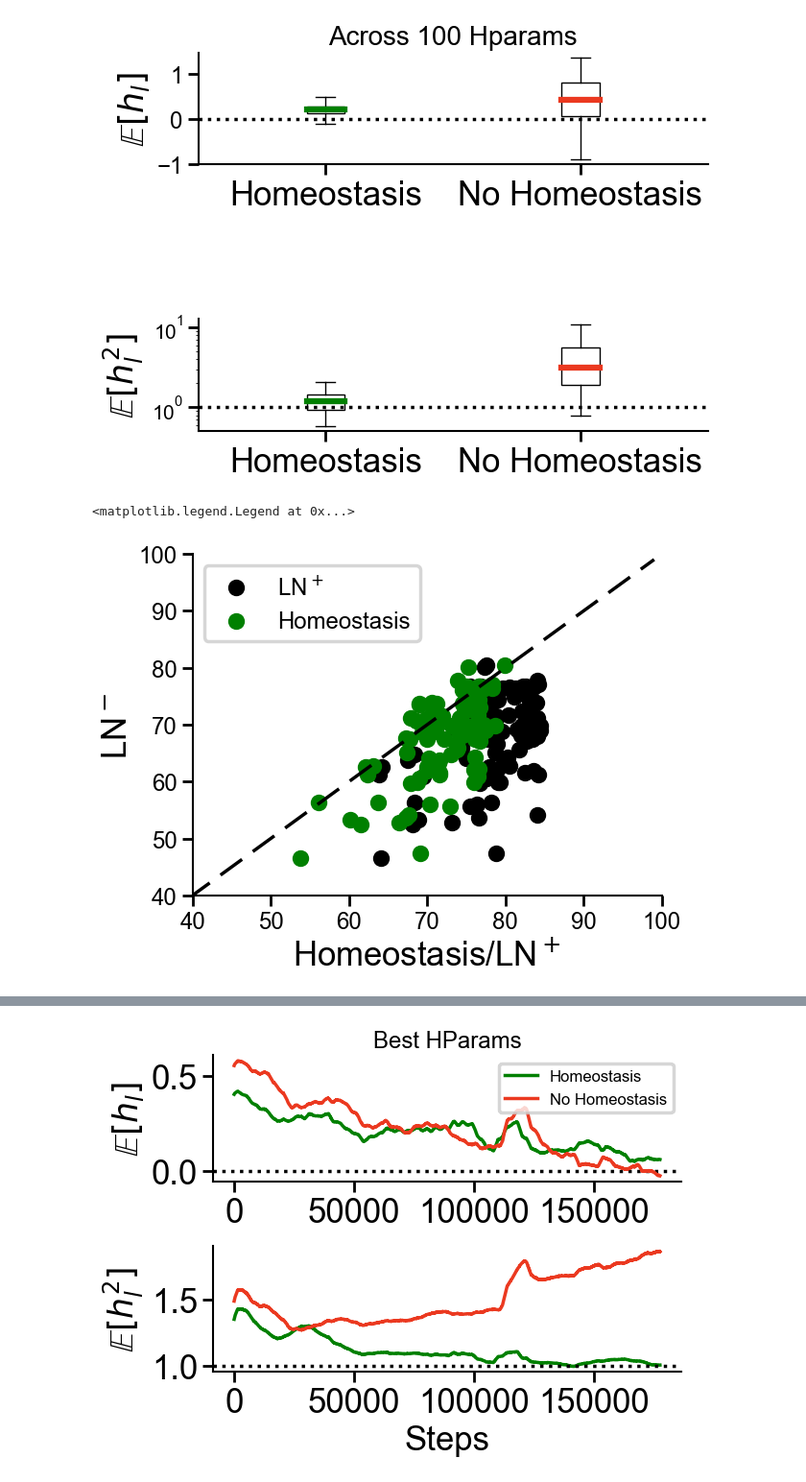
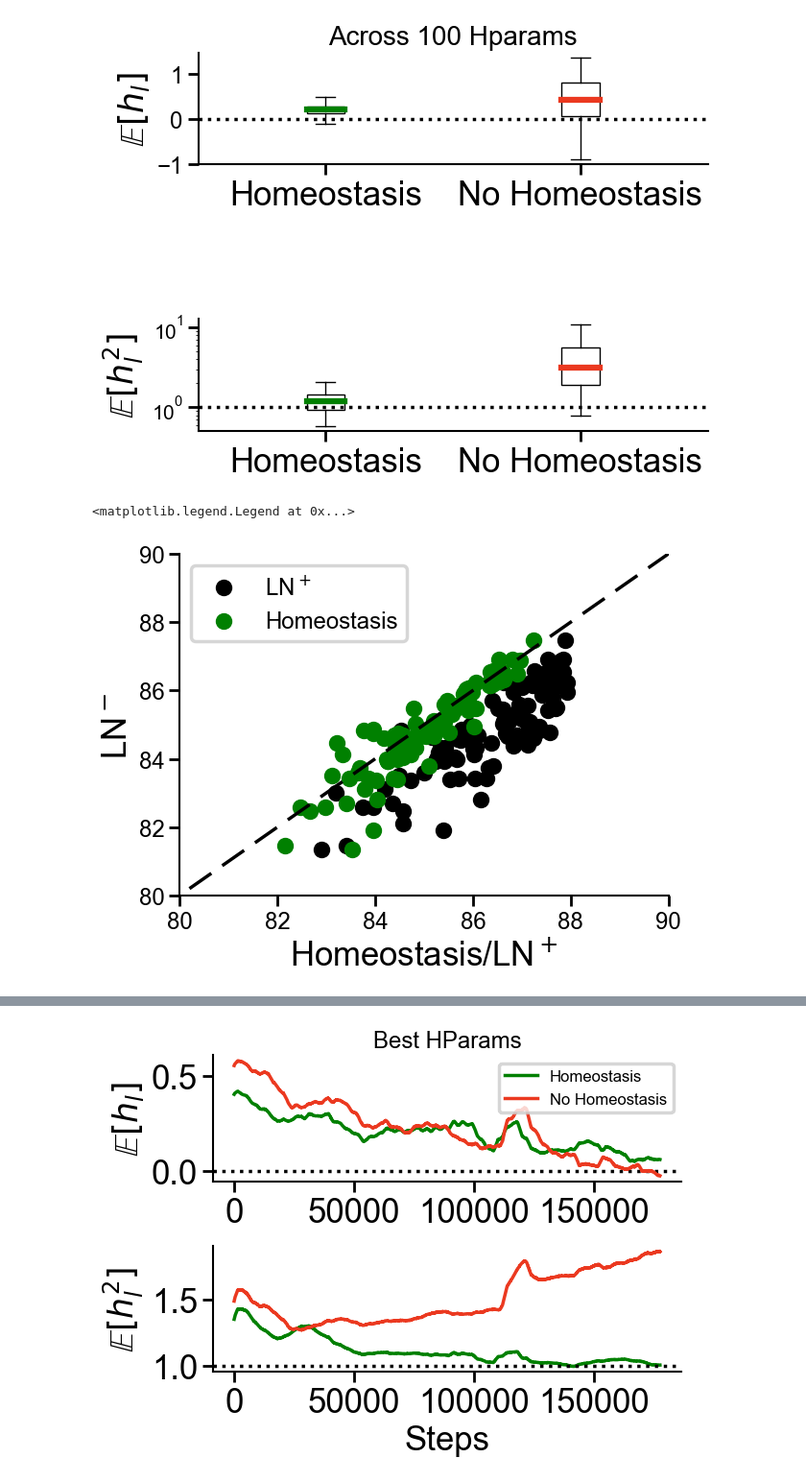
Before and after one commit to RoyHEyono/HomeostaticDANN, a Jupyter notebook: models/dense_mnist_task/notebooks/naisys_plots.ipynb, the cells around one changed output, grey strips where cells are left out. Shown at 96% size. Cells and saved outputs as stored; diff of their text form; code cells hidden in the pictures.

```diff
--- a/models/dense_mnist_task/notebooks/naisys_plots.ipynb
+++ b/models/dense_mnist_task/notebooks/naisys_plots.ipynb
@@ -34,7 +34,7 @@ def same_config(config1, config2, keys=['normtype']):
             return False
     return True
 # %%
-bright_factor = 0.75
+bright_factor = 0.5
 runs_dict = dict()
 runs_dict["runs_vanilla_dann"] = fetch_runs(api, entity='project_danns', project_name='Luminosity_NAISYS', filters={"config.dataset": "fashionmnist",
                                                             "config.brightness_factor": bright_factor, "config.homeostasis": 0, "config.normtype": 0,
@@ -165,36 +164,36 @@ for top in range(top_n):
 
     vanilla_dann_acc = runs_dict["runs_vanilla_dann"][top].summary['test_acc']
     for rn in runs_dict["runs_vanilla_dann_layernorm"]:
         if same_config(rn.config, runs_dict["runs_vanilla_dann"][top].config, keys=['lr', 'wd','inhib_lrs', 'momentum', 'inhib_momentum', 'homeostasis']):
             plt.scatter(rn.summary['test_acc'], vanilla_dann_acc, color="black", alpha=1, label=f"LN$^+$" if label_flag else None)
             label_flag = False
 
 label_flag = True
 for top in range(top_n):
 
     vanilla_dann_acc = runs_dict["runs_vanilla_dann"][top].summary['test_acc']
     for rn in runs_dict["runs_homeostasis"]:
         if same_config(rn.config, runs_dict["runs_vanilla_dann"][top].config, keys=['lr', 'wd','inhib_lrs', 'momentum', 'inhib_momentum']):
             plt.scatter(rn.summary['test_acc'], vanilla_dann_acc, color="green", label=f"Homeostasis" if label_flag else None)
             label_flag = False
 
 
 
 #ax.set_xlabel(f"LN$^+$")
 ax.set_xlabel("Homeostasis/LN$^+$", fontsize=25)
 ax.set_ylabel("LN$^-$", fontsize=25)
 # ax.set_title(f"Luminosity Threshold: {bright_factor}", fontsize=25)
 #plt.xticks(fontsize=25)
 #plt.yticks(fontsize=25)
 list_line = range(100)
-ax.set_xlim(40, 100)
-ax.set_ylim(40, 100)
+ax.set_xlim(80, 90)
+ax.set_ylim(80, 90)
 ax.plot(list_line, list_line, color='black', linestyle='--')
 ax.legend()
 # Set larger font sizes for the tick numbers
 # %% [output]
 <matplotlib.legend.Legend at 0x...>
-[figure, old version]
+[figure, new version]
 # %%
 fig, ax = plt.subplots(figsize=(8, 4))
 brightness_factor = [0, 0.25, 0.5, 0.75]
```
Also changed, not shown: parts of 2 cells of this notebook, 5 other files.
